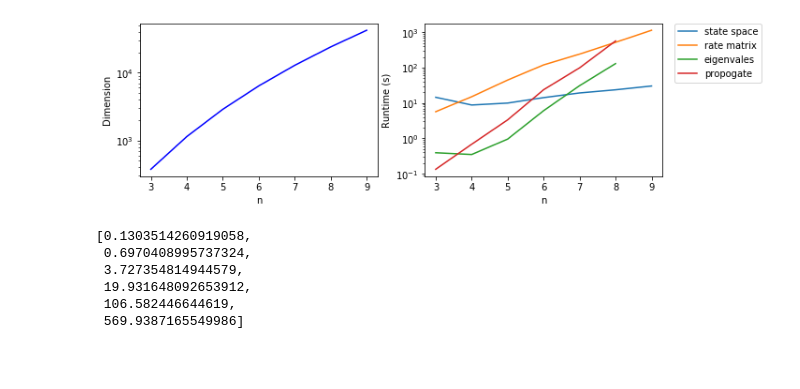
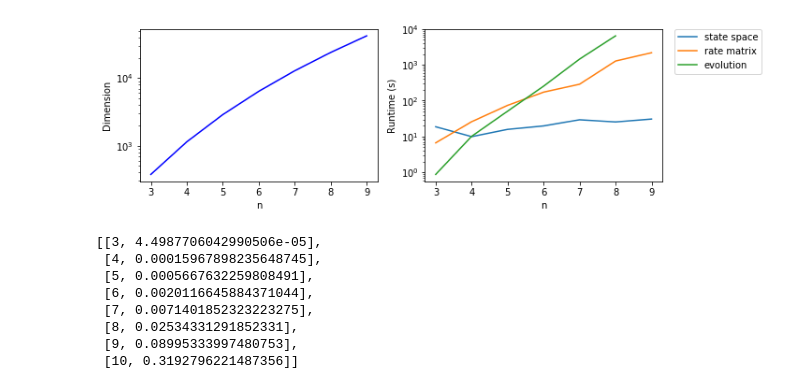
Before and after one commit to znicolaou/ratematrix, a Jupyter notebook: plots.ipynb, the cells around one changed output. Cells and saved outputs as stored; diff of their text form; code cells hidden in the pictures; blank space fills up the shorter version.

Commit message:
updated plots

```diff
--- a/plots.ipynb
+++ b/plots.ipynb
@@ -13,28 +14,31 @@ pruntimes=np.loadtxt('questruntime/pruntime.dat')
 # %%
 plt.figure(figsize=(10, 3))
 plt.subplot(121)
 plt.semilogy(nums,dims, 'b-')
 plt.xlabel("n")
 plt.ylabel("Dimension")
 plt.subplot(122)
 plt.semilogy(nums,sruntimes, label="state space")
 plt.semilogy(nums,cruntimes, label="rate matrix")
-plt.semilogy(nums2,eruntimes, label="eigenvales")
-plt.semilogy(nums2,pruntimes, label="propogate")
+# plt.semilogy(nums2,eruntimes, label="eigenvales")
+plt.semilogy(nums2,pruntimes, label="evolution")
 plt.legend(bbox_to_anchor=(1.05, 1), loc='upper left', borderaxespad=0.)
 plt.xlabel("n")
 plt.ylabel("Runtime (s)")
+plt.savefig("runtimes.pdf")
 plt.show()
 # %% [output]
-[figure, old version]
+[figure, new version]
 # %%
-a,b=np.polyfit(nums2,np.log(pruntimes),1)
-[np.exp(b+a*n) for n in nums2]
+a,b=np.polyfit(nums2,np.log(eruntimes),1)
+[[n,np.exp(b+a*n)/3600] for n in range(3,11)]
 # %% [output]
-[0.1303514260919058,
- 0.6970408995737324,
- 3.727354814944579,
- 19.931648092653912,
- 106.582446644619,
- 569.9387165549986]
+[[3, 4.4987706042990506e-05],
+ [4, 0.00015967898235648745],
+ [5, 0.0005667632259808491],
+ [6, 0.0020116645884371044],
+ [7, 0.0071401852323223275],
+ [8, 0.02534331291852331],
+ [9, 0.08995333997480753],
+ [10, 0.3192796221487356]]
 # %%
```
Also changed, not shown: parts of 5 cells of this notebook, 1 other file.
